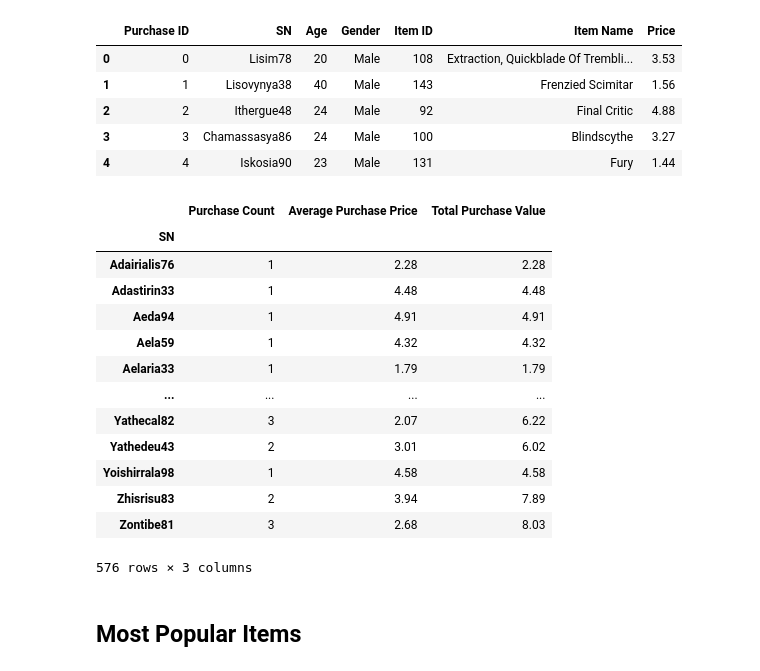
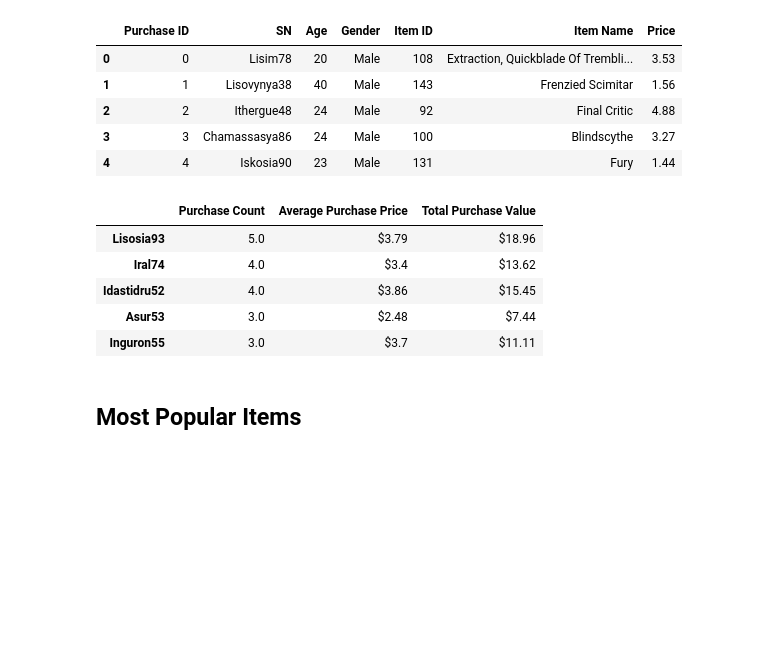
Before and after one commit to khbader101/Pandas-Challenge, a Jupyter notebook: HeroesOfPymoli/HeroesOfPymoli_starter.ipynb, the cells around one changed output. Cells and saved outputs as stored; diff of their text form; code cells hidden in the pictures; blank space fills up the shorter version.

Commit message:
Finished Top Spender problem

```diff
--- a/HeroesOfPymoli/HeroesOfPymoli_starter.ipynb
+++ b/HeroesOfPymoli/HeroesOfPymoli_starter.ipynb
@@ -262,29 +262,31 @@ purchase_data.head()
 | 3 | 3 | Chamassasya86 | 24 | Male | 100 | Blindscythe | 3.27 |
 | 4 | 4 | Iskosia90 | 23 | Male | 131 | Fury | 1.44 |
 # %%
+def apply_sign(x):
+    return f"${x}"
+
+
 top_spender_df = purchase_data.groupby(["SN"])
 spender_count = top_spender_df['Item Name'].count()
-avg_purchase_sn = (top_spender_df['Price'].mean()).round(2)
+avg_purchase_sn = (top_spender_df['Price'].mean().round(2))
 sum_purchase_sn = (top_spender_df['Price'].sum().round(2))
 top_spender_summary = {"Purchase Count": spender_count, "Average Purchase Price": avg_purchase_sn, "Total Purchase Value": sum_purchase_sn}
+#sorted_count = pd.DataFrame(top_spender_summary).sort_values(by=['Purchase Count'],ascending=False)
 
 
-pd.DataFrame(top_spender_summary).sort_index()
+fix_format = pd.DataFrame.from_dict(top_spender_summary, orient='index').T
+fix_format['Average Purchase Price'], fix_format['Total Purchase Value'] = fix_format['Average Purchase Price'].apply(apply_sign), fix_format['Total Purchase Value'].apply(apply_sign)
+
+sorted_count = pd.DataFrame(fix_format).sort_values(by=['Purchase Count'],ascending=False)
+
+sorted_count.head(5)
 # %% [output]
 |  | Purchase Count | Average Purchase Price | Total Purchase Value |
-| SN |  |  |  |
-| Adairialis76 | 1 | 2.28 | 2.28 |
-| Adastirin33 | 1 | 4.48 | 4.48 |
-| Aeda94 | 1 | 4.91 | 4.91 |
-| Aela59 | 1 | 4.32 | 4.32 |
-| Aelaria33 | 1 | 1.79 | 1.79 |
-| ... | ... | ... | ... |
-| Yathecal82 | 3 | 2.07 | 6.22 |
-| Yathedeu43 | 2 | 3.01 | 6.02 |
-| Yoishirrala98 | 1 | 4.58 | 4.58 |
-| Zhisrisu83 | 2 | 3.94 | 7.89 |
-| Zontibe81 | 3 | 2.68 | 8.03 |
+| Lisosia93 | 5.0 | $3.79 | $18.96 |
+| Iral74 | 4.0 | $3.4 | $13.62 |
+| Idastidru52 | 4.0 | $3.86 | $15.45 |
+| Asur53 | 3.0 | $2.48 | $7.44 |
+| Inguron55 | 3.0 | $3.7 | $11.11 |
-576 rows × 3 columns
 # %% [markdown]
 ## Most Popular Items
 # %% [markdown]
```
